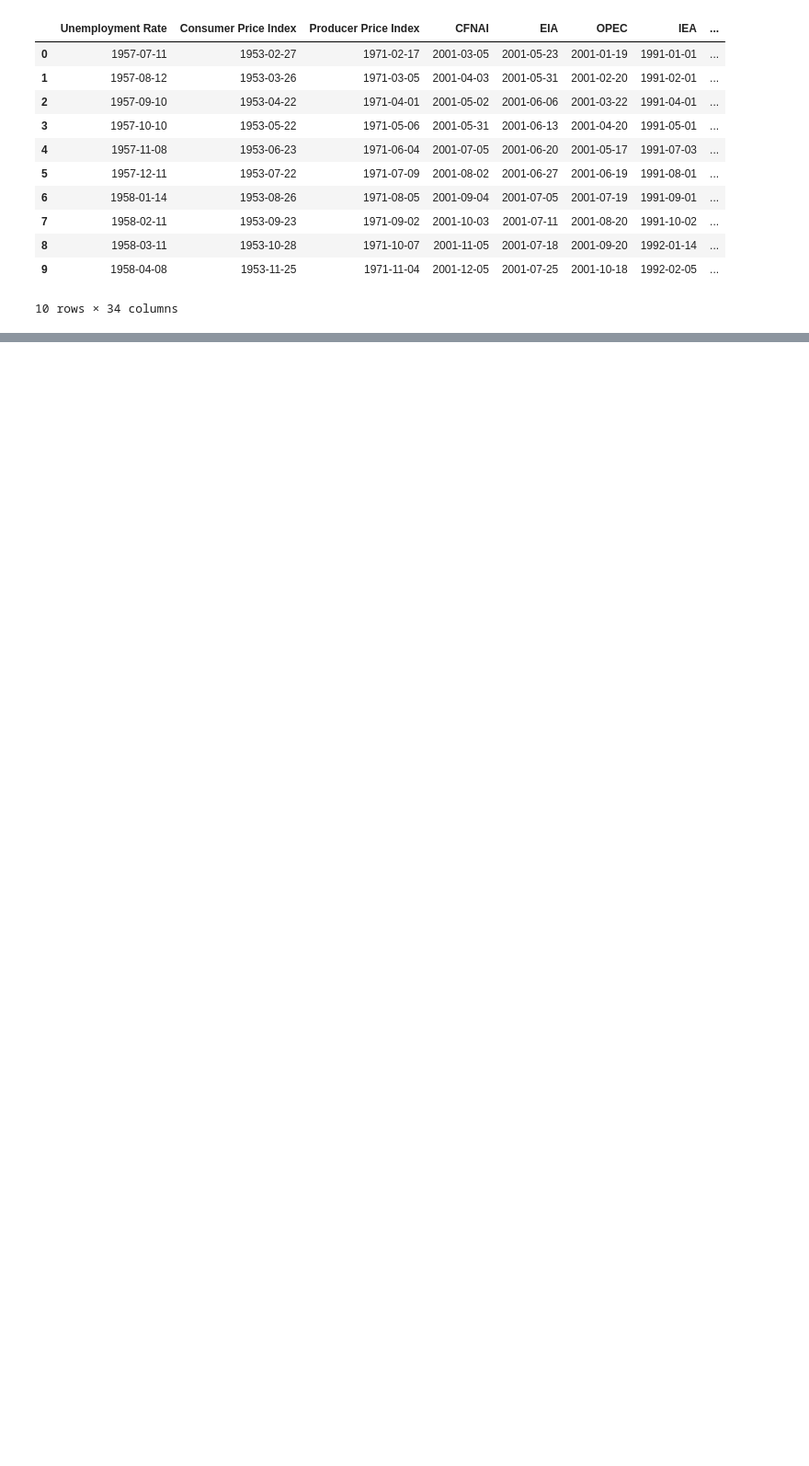
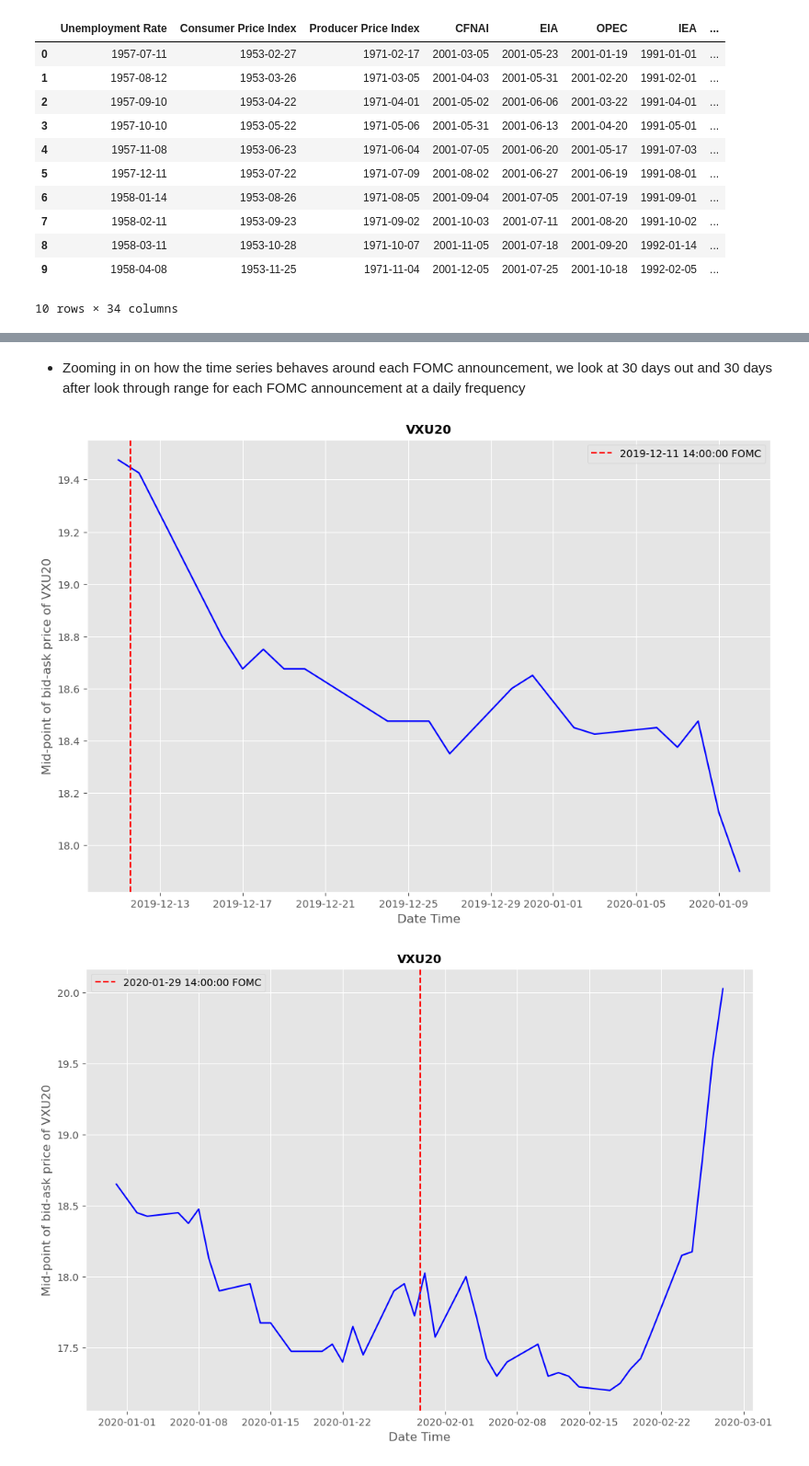
Before and after one commit to jczjc/vrp_vix, a Jupyter notebook: o2.ipynb, the cells around one changed output, grey strips where cells are left out. Shown at 92% size. Saved outputs shown, nothing was run; the diff lists cells and outputs as text; code cells hidden in the pictures; blank space fills up the shorter version.

```diff
--- a/o2.ipynb
+++ b/o2.ipynb
@@ -32,0 +59,9 @@ event_df.head(10)
+# %% [markdown]
+- Zooming in on how the time series behaves around each FOMC announcement, we look at 30 days out and 30 days after look through range for each FOMC announcement at a daily frequency
+# %%
+range_ = timedelta(days=30, hours=0, seconds=0)
+for event in filter_events('U20', event_df['New_FOMC']):
+    plt_contract_event("U20", event, range_, frequency='D')
+# %% [output]
+[figure, added]
+[figure, added]
```
Also changed, not shown: parts of 19 cells of this notebook, 3 other files.
